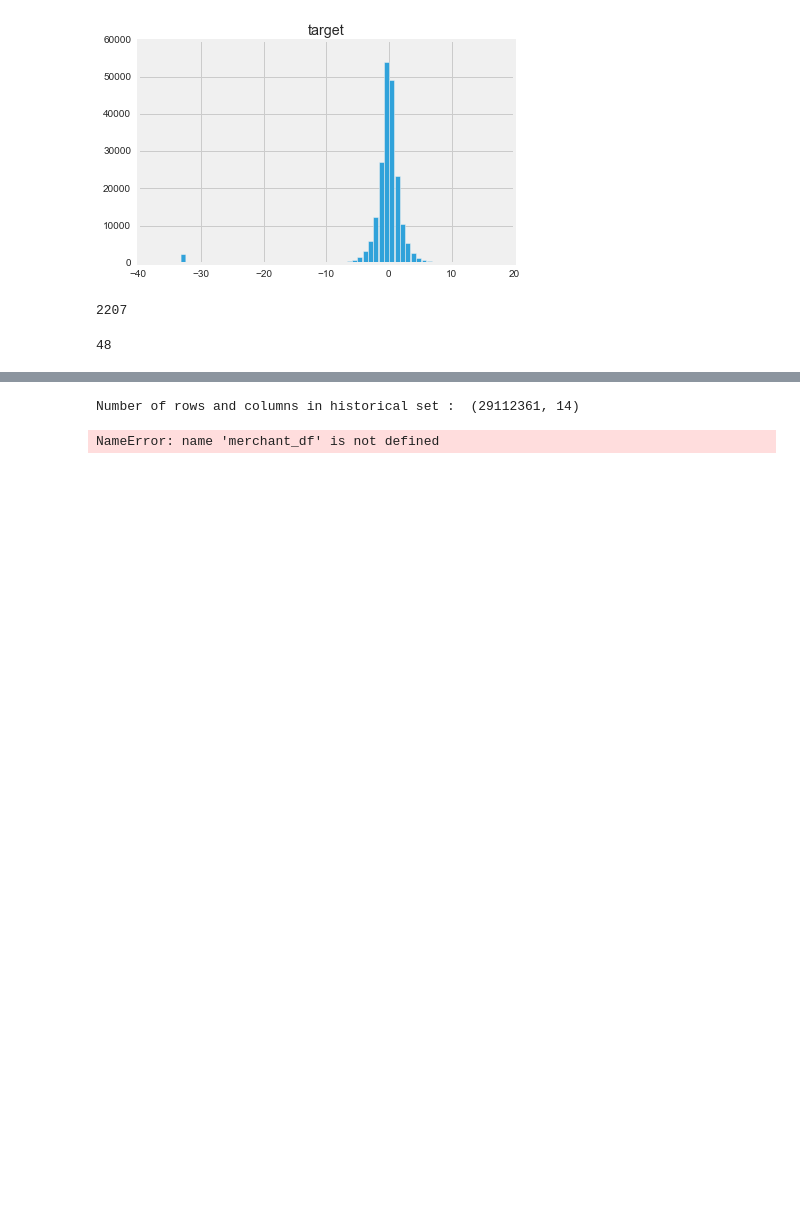
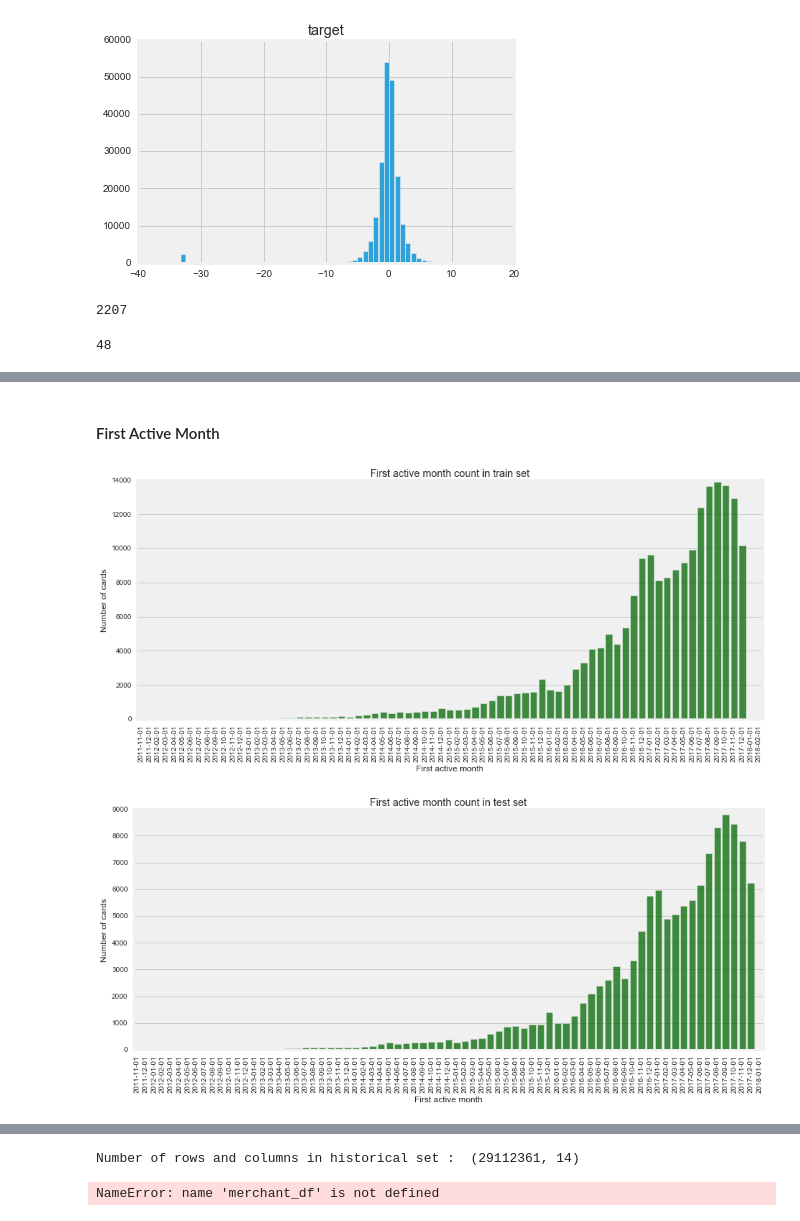
Before and after one commit to ygonzalez/elo_merchant_category, a Jupyter notebook: notebooks/1.0-yg-EDA.ipynb, the cells around one changed output, grey strips where cells are left out. Cells and saved outputs as stored; diff of their text form; code cells hidden in the pictures; blank space fills up the shorter version.

Commit message:
exploring train and test

```diff
--- a/notebooks/1.0-yg-EDA.ipynb
+++ b/notebooks/1.0-yg-EDA.ipynb
@@ -62,0 +84,26 @@ ax = train_df.hist(bins=60,  zorder=2, rwidth=0.9,
+# %% [markdown]
+#### First Active Month
+# %%
+# Distribution of first active month in train and test
+cnt_srs = train_df['first_active_month'].dt.date.value_counts()
+cnt_srs = cnt_srs.sort_index()
+plt.figure(figsize=(14,6))
+sns.barplot(cnt_srs.index, cnt_srs.values, alpha=0.8, color='green')
+plt.xticks(rotation='vertical')
+plt.xlabel('First active month', fontsize=12)
+plt.ylabel('Number of cards', fontsize=12)
+plt.title("First active month count in train set")
+plt.show()
+
+cnt_srs = test_df['first_active_month'].dt.date.value_counts()
+cnt_srs = cnt_srs.sort_index()
+plt.figure(figsize=(14,6))
+sns.barplot(cnt_srs.index, cnt_srs.values, alpha=0.8, color='green')
+plt.xticks(rotation='vertical')
+plt.xlabel('First active month', fontsize=12)
+plt.ylabel('Number of cards', fontsize=12)
+plt.title("First active month count in test set")
+plt.show()
+# %% [output]
+[figure, added]
+[figure, added]
```
Also changed, not shown: parts of 6 cells of this notebook.
